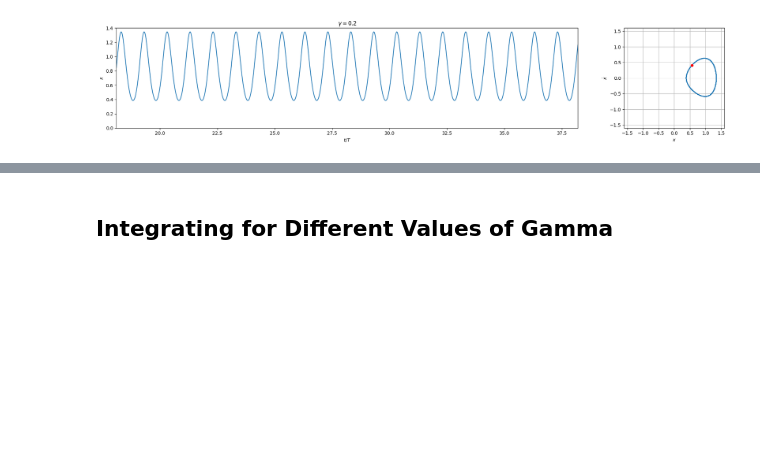
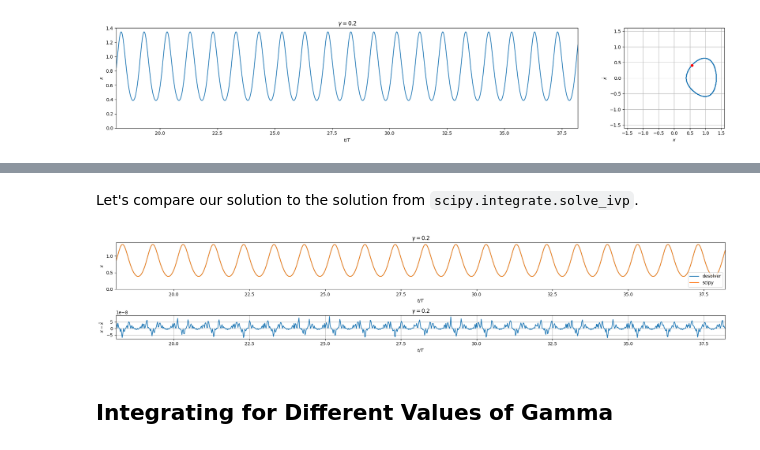
Before and after one commit to Microno95/desolver, a Jupyter notebook: docs/examples/numpy/Example 2 - NumPy - Duffing Oscillator.ipynb, the cells around one changed output, grey strips where cells are left out. Drawn from its saved outputs; the diff is of its cells as text; code cells hidden in the pictures; blank space fills up the shorter version.

```diff
--- a/docs/examples/numpy/Example 2 - NumPy - Duffing Oscillator.ipynb
+++ b/docs/examples/numpy/Example 2 - NumPy - Duffing Oscillator.ipynb
@@ -134,3 +135,5 @@ We can see that this plot looks near identical to [this plot](https://en.wikiped
 $$\gamma=0.20$$
 
 ![Duffing w/ gamma=0.20](https://upload.wikimedia.org/wikipedia/commons/thumb/6/6e/Duffing_gam0.20_ome1.2_del0.3.svg/1000px-Duffing_gam0.20_ome1.2_del0.3.svg.png)
+# %% [markdown]
+Let's compare our solution to the solution from `scipy.integrate.solve_ivp`.
@@ -137,3 +142,28 @@ $$\gamma=0.20$$
+# %%
+fig = plt.figure(figsize=(20, 4))
+
+gs  = gridspec.GridSpec(2, 1, height_ratios=[2, 1])
+ax0 = fig.add_subplot(gs[0])
+ax1 = fig.add_subplot(gs[1])
+
+ax0.plot(eval_times/T, a.sol(eval_times)[:, 0], label='desolver')
+ax0.plot(eval_times/T, scipy_res.sol(eval_times).T[:, 0], label='scipy')
+ax0.set_xlim(18.1, 38.2)
+ax0.set_ylim(0, 1.4)
+ax0.set_xlabel(r"$t/T$")
+ax0.set_ylabel(r"$x$")
+ax0.legend()
+ax0.set_title(r"$\gamma={}$".format(a.constants['gamma']))
+
+ax1.plot(eval_times/T, a.sol(eval_times)[:, 0] - scipy_res.sol(eval_times).T[:, 0])
+ax1.set_xlim(18.1, 38.2)
+ax1.set_xlabel(r"$t/T$")
+ax1.set_ylabel(r"$x-\hat{x}$")
+ax1.set_title(r"$\gamma={}$".format(a.constants['gamma']))
+ax1.grid(which='major')
+plt.tight_layout()
+# %% [output]
+[figure, added]
 # %% [markdown]
 ## Integrating for Different Values of Gamma
 # %% [markdown]
```
Also changed, not shown: parts of 8 cells of this notebook, 2 other files.
